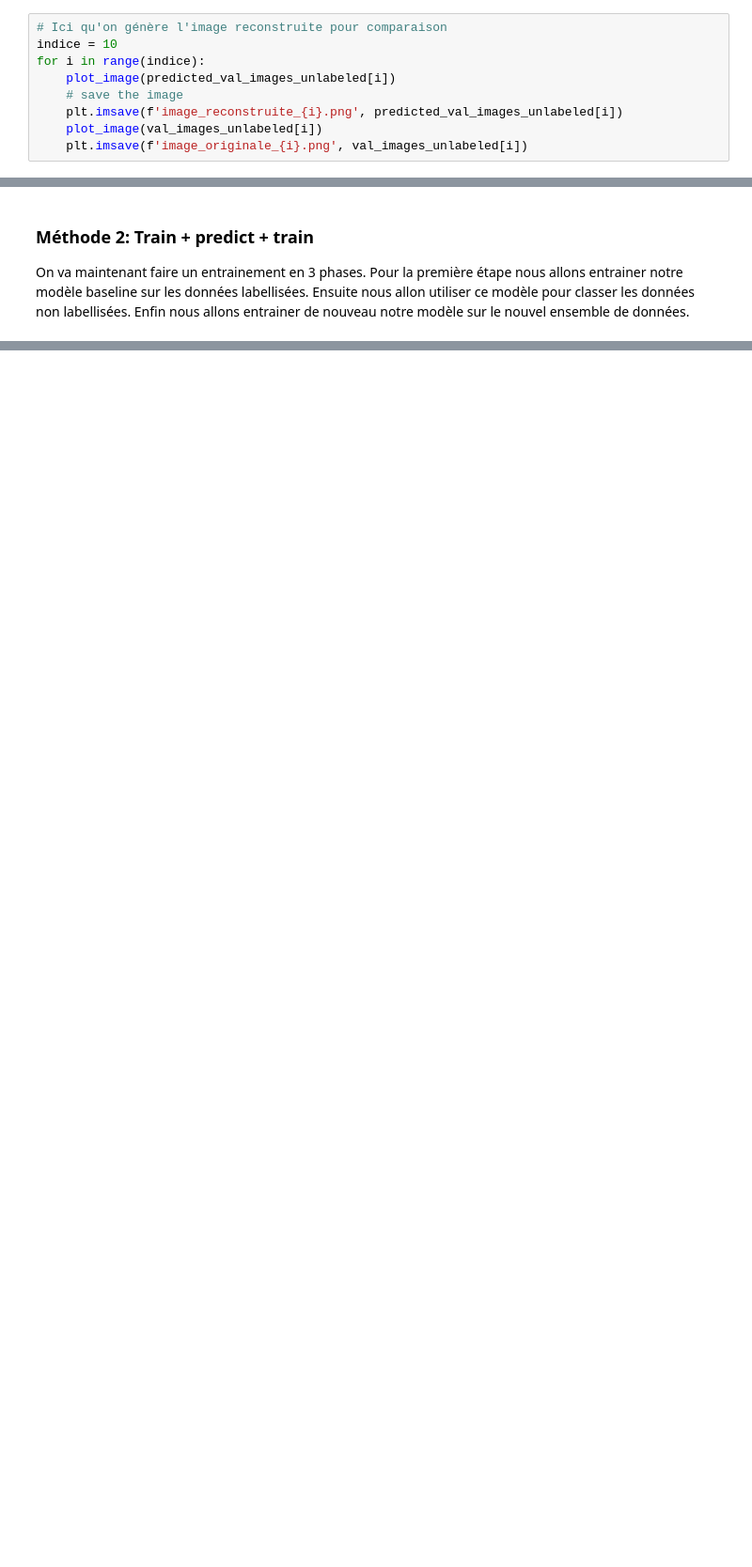
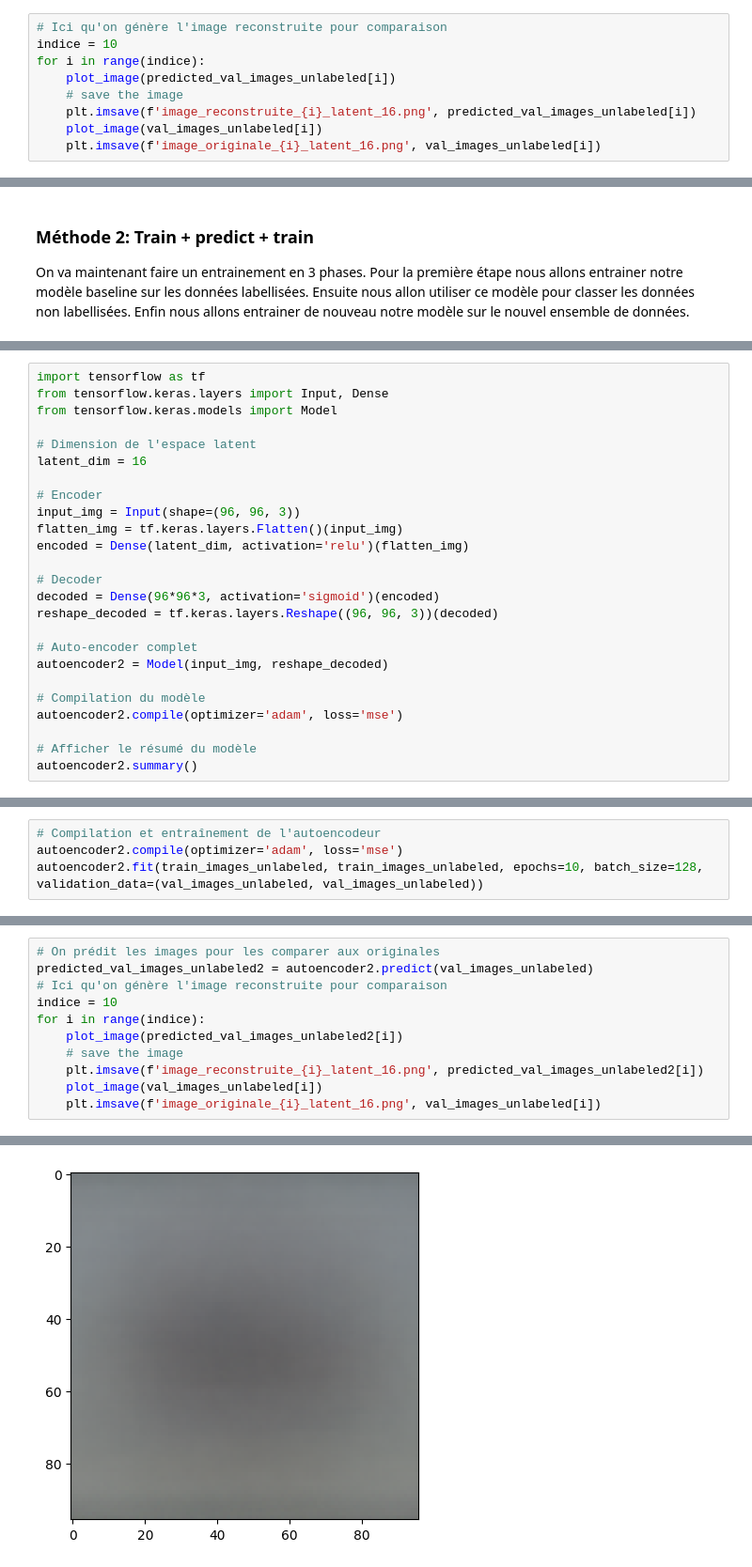
Before and after one commit to ramamo17/ComputerVisionIASD, a Jupyter notebook: Projet_Deep_Learning_pour_les_images.ipynb, the cells around one changed output, grey strips where cells are left out. Shown at 94% size. Saved outputs shown, nothing was run; the diff lists cells and outputs as text; blank space fills up the shorter version.

```diff
--- a/Projet_Deep_Learning_pour_les_images.ipynb
+++ b/Projet_Deep_Learning_pour_les_images.ipynb
@@ -851,6 +800,6 @@ indice = 10
 for i in range(indice):
     plot_image(predicted_val_images_unlabeled[i])
     # save the image
-    plt.imsave(f'image_reconstruite_{i}.png', predicted_val_images_unlabeled[i])
+    plt.imsave(f'image_reconstruite_{i}_latent_16.png', predicted_val_images_unlabeled[i])
     plot_image(val_images_unlabeled[i])
-    plt.imsave(f'image_originale_{i}.png', val_images_unlabeled[i])
+    plt.imsave(f'image_originale_{i}_latent_16.png', val_images_unlabeled[i])
@@ -873,0 +811,25 @@ On va maintenant faire un entrainement en 3 phases. Pour la première étape nou
+# %%
+import tensorflow as tf
+from tensorflow.keras.layers import Input, Dense
+from tensorflow.keras.models import Model
+
+# Dimension de l'espace latent
+latent_dim = 16
+
+# Encoder
+input_img = Input(shape=(96, 96, 3))
+flatten_img = tf.keras.layers.Flatten()(input_img)
+encoded = Dense(latent_dim, activation='relu')(flatten_img)
+
+# Decoder
+decoded = Dense(96*96*3, activation='sigmoid')(encoded)
+reshape_decoded = tf.keras.layers.Reshape((96, 96, 3))(decoded)
+
+# Auto-encoder complet
+autoencoder2 = Model(input_img, reshape_decoded)
+
+# Compilation du modèle
+autoencoder2.compile(optimizer='adam', loss='mse')
+
+# Afficher le résumé du modèle
+autoencoder2.summary()
@@ -873,0 +856,4 @@ On va maintenant faire un entrainement en 3 phases. Pour la première étape nou
+# %%
+# Compilation et entraînement de l'autoencodeur
+autoencoder2.compile(optimizer='adam', loss='mse')
+autoencoder2.fit(train_images_unlabeled, train_images_unlabeled, epochs=10, batch_size=128, validation_data=(val_images_unlabeled, val_images_unlabeled))
@@ -873,0 +882,12 @@ On va maintenant faire un entrainement en 3 phases. Pour la première étape nou
+# %%
+# On prédit les images pour les comparer aux originales
+predicted_val_images_unlabeled2 = autoencoder2.predict(val_images_unlabeled)
+# Ici qu'on génère l'image reconstruite pour comparaison
+indice = 10
+for i in range(indice):
+    plot_image(predicted_val_images_unlabeled2[i])
+    # save the image
+    plt.imsave(f'image_reconstruite_{i}_latent_16.png', predicted_val_images_unlabeled2[i])
+    plot_image(val_images_unlabeled[i])
+    plt.imsave(f'image_originale_{i}_latent_16.png', val_images_unlabeled[i])
+# %% [output]
@@ -873,0 +895 @@ On va maintenant faire un entrainement en 3 phases. Pour la première étape nou
+[figure, added]
```
Also changed, not shown: parts of 31 cells of this notebook.
